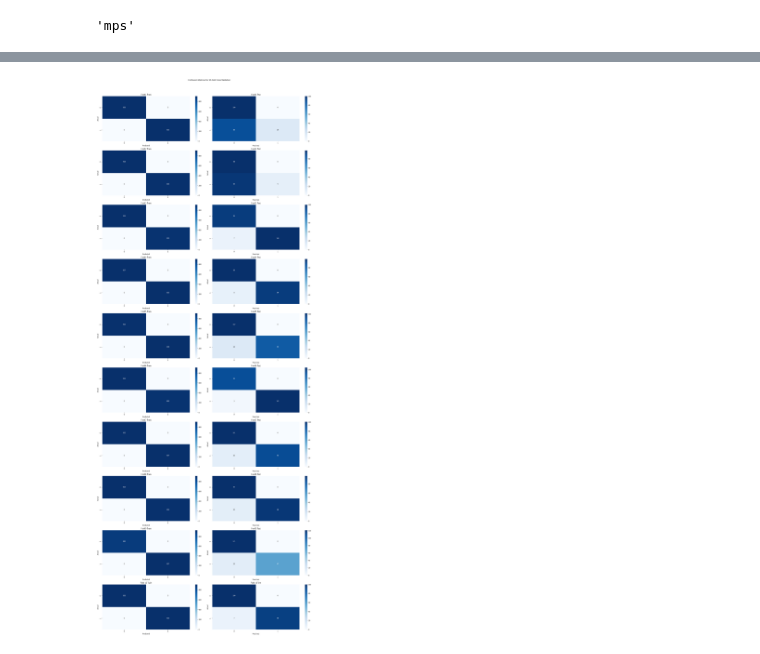
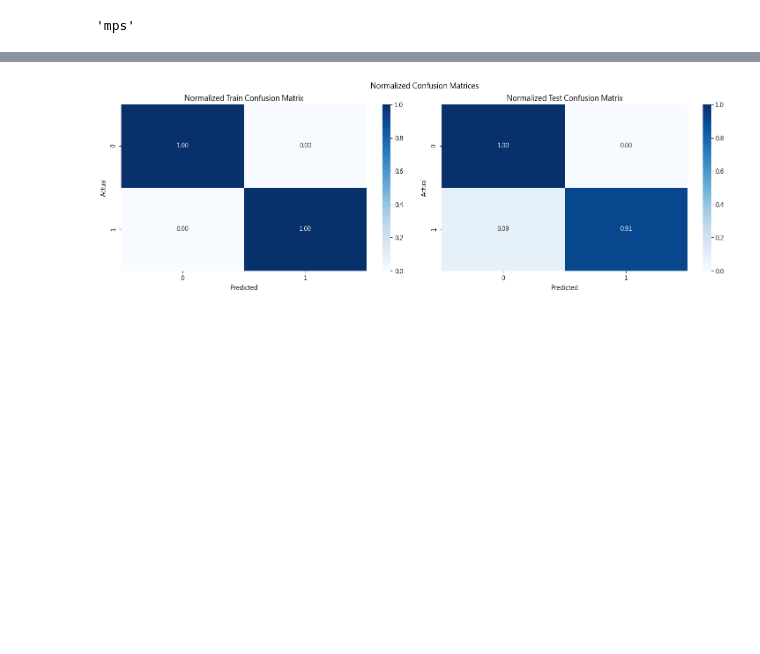
Before and after one commit to JimSu-TW/2024_Spring_DeepLearning_FinalProject, a Jupyter notebook: Classifier/MLP_10Fold.ipynb, the cells around one changed output, grey strips where cells are left out. Saved outputs shown, nothing was run; the diff lists cells and outputs as text; code cells hidden in the pictures; blank space fills up the shorter version.

Commit message:
20240527 -1
1. update 10-fold to average f2-score and sum and normalize confusion matrix

```diff
--- a/Classifier/MLP_10Fold.ipynb
+++ b/Classifier/MLP_10Fold.ipynb
@@ -148,3 +159,3 @@ def train_mlp_model(df, model_path, scaler_path):
 # %%
-train_mlp_model(tfidf_all_data, '../Data/Model/tfidf_mlp_10fold_model.pth', '../Data/Model/tfidf_10fold_scaler.pkl')
+train_mlp_model_with_f2_score(tfidf_all_data, '../Data/Model/tfidf_mlp_10fold_model.pth', '../Data/Model/tfidf_10fold_scaler.pkl')
 # %% [output]
@@ -168,2 +179,2 @@ Fold [10], Epoch [100/100], Loss: 0.0000
-[figure, old version]
+[figure, new version]
 # %%
```
Also changed, not shown: parts of 5 cells of this notebook, 2 other files.
